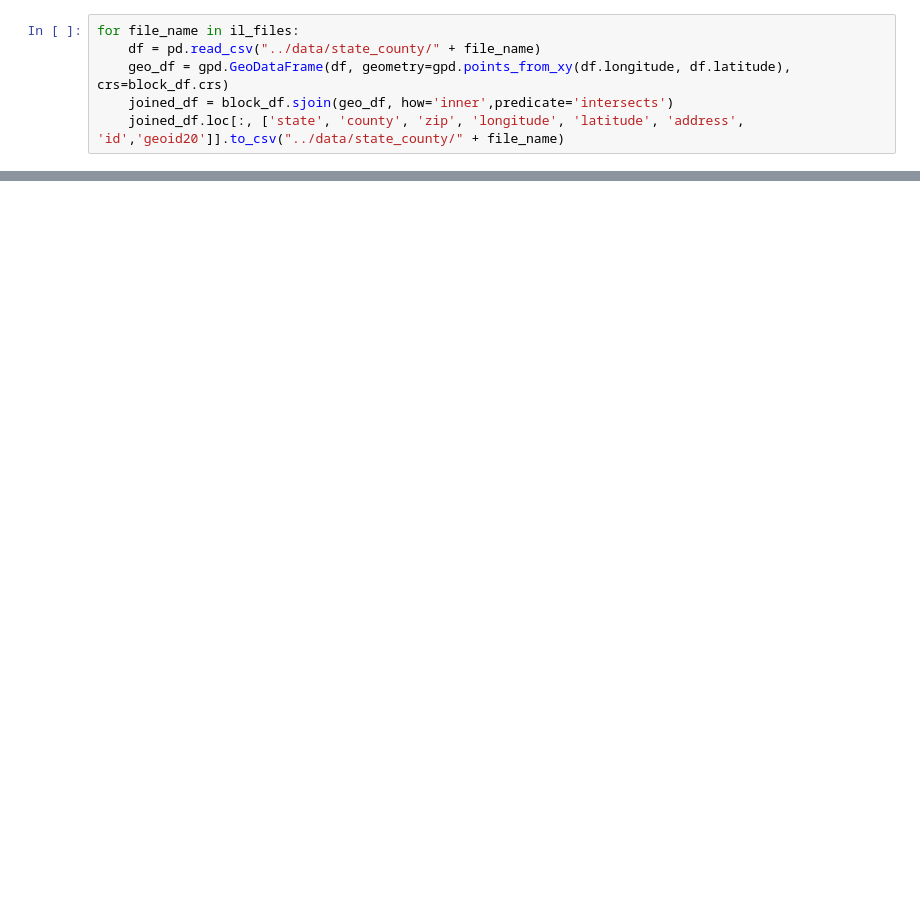
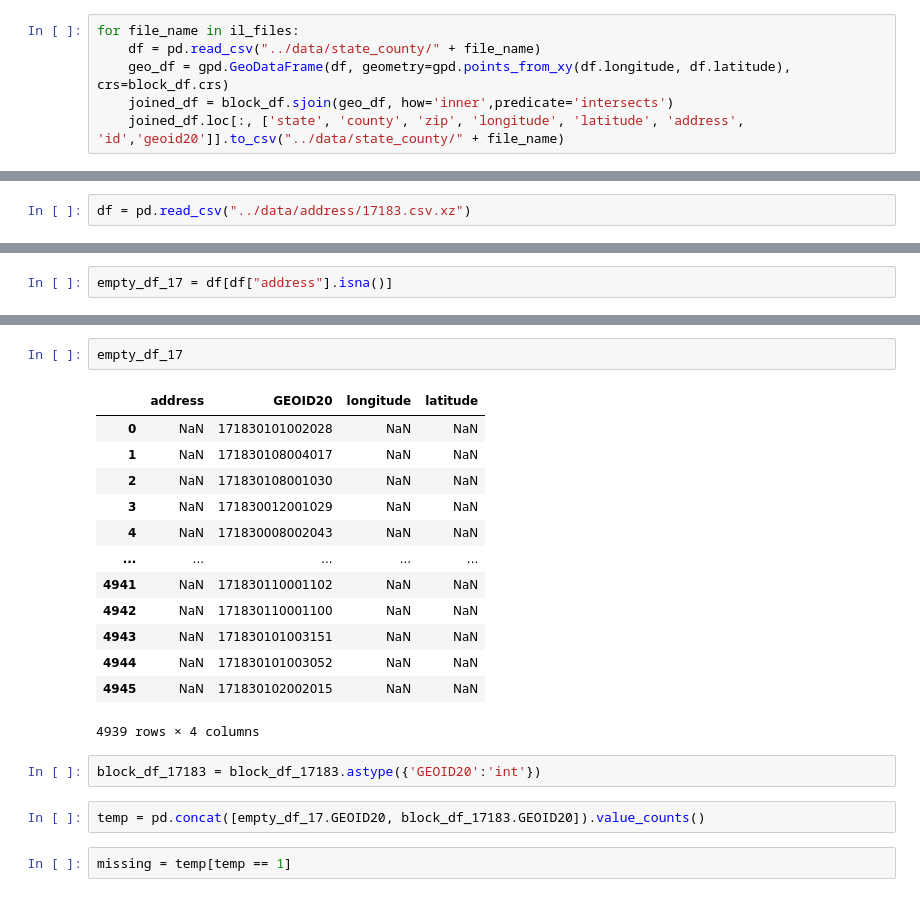
Before and after one commit to uva-bi-sdad/national_address_database, a Jupyter notebook: code/illinois fill.ipynb, the cells around one changed output, grey strips where cells are left out. Cells and saved outputs as stored; diff of their text form; blank space fills up the shorter version.

```diff
--- a/code/illinois fill.ipynb
+++ b/code/illinois fill.ipynb
@@ -153,0 +121,2 @@ pd.read_csv("../data/state_county/il_vermilion.csv.xz")
+# %%
+df = pd.read_csv("../data/address/17183.csv.xz")
@@ -153,0 +134,2 @@ pd.read_csv("../data/state_county/il_vermilion.csv.xz")
+# %%
+empty_df_17 = df[df["address"].isna()]
@@ -153,0 +173,22 @@ pd.read_csv("../data/state_county/il_vermilion.csv.xz")
+# %%
+empty_df_17
+# %% [output]
+|  | address | GEOID20 | longitude | latitude |
+| 0 | NaN | 171830101002028 | NaN | NaN |
+| 1 | NaN | 171830108004017 | NaN | NaN |
+| 2 | NaN | 171830108001030 | NaN | NaN |
+| 3 | NaN | 171830012001029 | NaN | NaN |
+| 4 | NaN | 171830008002043 | NaN | NaN |
+| ... | ... | ... | ... | ... |
+| 4941 | NaN | 171830110001102 | NaN | NaN |
+| 4942 | NaN | 171830110001100 | NaN | NaN |
+| 4943 | NaN | 171830101003151 | NaN | NaN |
+| 4944 | NaN | 171830101003052 | NaN | NaN |
+| 4945 | NaN | 171830102002015 | NaN | NaN |
+4939 rows × 4 columns
+# %%
+block_df_17183 = block_df_17183.astype({'GEOID20':'int'})
+# %%
+temp = pd.concat([empty_df_17.GEOID20, block_df_17183.GEOID20]).value_counts()
+# %%
+missing = temp[temp == 1]
```
Also changed, not shown: parts of 25 cells of this notebook, 1 other file.
